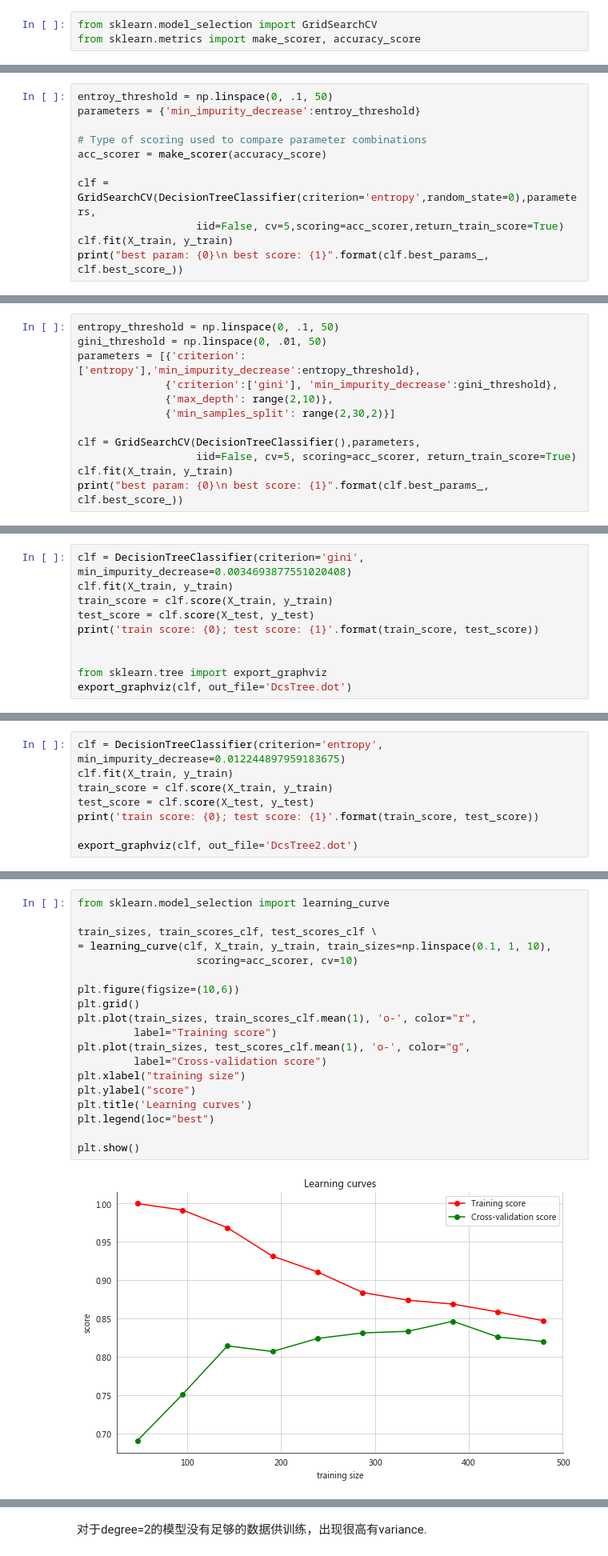
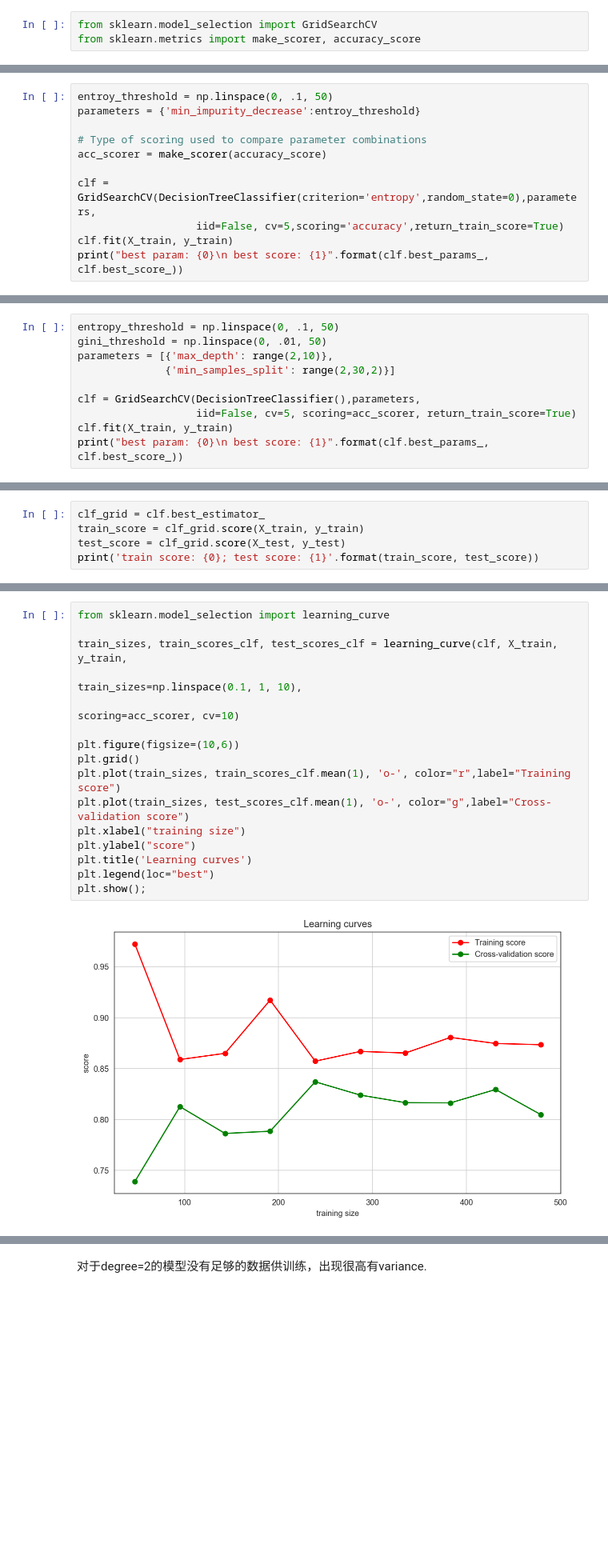
Before and after one commit to mabelfan/modeling, a Jupyter notebook: Titanic_data_analysis/titanic-data.ipynb, the cells around one changed output, grey strips where cells are left out. Shown at 80% size. Cells and saved outputs as stored; diff of their text form; blank space fills up the shorter version.

```diff
--- a/Titanic_data_analysis/titanic-data.ipynb
+++ b/Titanic_data_analysis/titanic-data.ipynb
@@ -1614,7 +1790,7 @@ parameters = {'min_impurity_decrease':entroy_threshold}
 acc_scorer = make_scorer(accuracy_score)
 
 clf = GridSearchCV(DecisionTreeClassifier(criterion='entropy',random_state=0),parameters,
-                   iid=False, cv=5,scoring=acc_scorer,return_train_score=True)
+                   iid=False, cv=5,scoring='accuracy',return_train_score=True)
 clf.fit(X_train, y_train)
 print("best param: {0}\n best score: {1}".format(clf.best_params_, clf.best_score_))
 # %% [output]
@@ -1693,9 +2054,7 @@ plot_curve(gini_threshold, clf.cv_results_, 'gini thresholds')
 # %%
 entropy_threshold = np.linspace(0, .1, 50)
 gini_threshold = np.linspace(0, .01, 50)
-parameters = [{'criterion':['entropy'],'min_impurity_decrease':entropy_threshold},
-              {'criterion':['gini'], 'min_impurity_decrease':gini_threshold},
-              {'max_depth': range(2,10)},
+parameters = [{'max_depth': range(2,10)},
               {'min_samples_split': range(2,30,2)}]
 
 clf = GridSearchCV(DecisionTreeClassifier(),parameters,
@@ -1712,11 +2067,6 @@ clf.score(X_test, y_test)
 # %%
-clf = DecisionTreeClassifier(criterion='gini', min_impurity_decrease=0.0034693877551020408)
-clf.fit(X_train, y_train)
-train_score = clf.score(X_train, y_train)
-test_score = clf.score(X_test, y_test)
+clf_grid = clf.best_estimator_
+train_score = clf_grid.score(X_train, y_train)
+test_score = clf_grid.score(X_test, y_test)
 print('train score: {0}; test score: {1}'.format(train_score, test_score))
-
-
-from sklearn.tree import export_graphviz
-export_graphviz(clf, out_file='DcsTree.dot')
 # %% [output]
@@ -1724,8 +2073,0 @@ train score: 0.8782771535580525; test score: 0.8011204481792717
-# %%
-clf = DecisionTreeClassifier(criterion='entropy', min_impurity_decrease=0.012244897959183675)
-clf.fit(X_train, y_train)
-train_score = clf.score(X_train, y_train)
-test_score = clf.score(X_test, y_test)
-print('train score: {0}; test score: {1}'.format(train_score, test_score))
-
-export_graphviz(clf, out_file='DcsTree2.dot')
@@ -1734,24 +2081,21 @@ train score: 0.8539325842696629; test score: 0.7983193277310925
 # %%
 from sklearn.model_selection import learning_curve
 
-train_sizes, train_scores_clf, test_scores_clf \
-= learning_curve(clf, X_train, y_train, train_sizes=np.linspace(0.1, 1, 10),
-                   scoring=acc_scorer, cv=10)
+train_sizes, train_scores_clf, test_scores_clf = learning_curve(clf, X_train, y_train,
+                                                                train_sizes=np.linspace(0.1, 1, 10),
+                                                                scoring=acc_scorer, cv=10)
 
 plt.figure(figsize=(10,6))
 plt.grid()
-plt.plot(train_sizes, train_scores_clf.mean(1), 'o-', color="r",
-         label="Training score")
-plt.plot(train_sizes, test_scores_clf.mean(1), 'o-', color="g",
-         label="Cross-validation score")
+plt.plot(train_sizes, train_scores_clf.mean(1), 'o-', color="r",label="Training score")
+plt.plot(train_sizes, test_scores_clf.mean(1), 'o-', color="g",label="Cross-validation score")
 plt.xlabel("training size")
 plt.ylabel("score")
 plt.title('Learning curves')
 plt.legend(loc="best")
-
-plt.show()
+plt.show();
 # %% [output]
-[figure, old version]
+[figure, new version]
 # %%
 def plot_learning_curve(plt, estimator, title, X, y, ylim=None, cv=None,
                         n_jobs=1, train_sizes=np.linspace(.1, 1.0, 5)):
```
Also changed, not shown: parts of 348 cells of this notebook.
